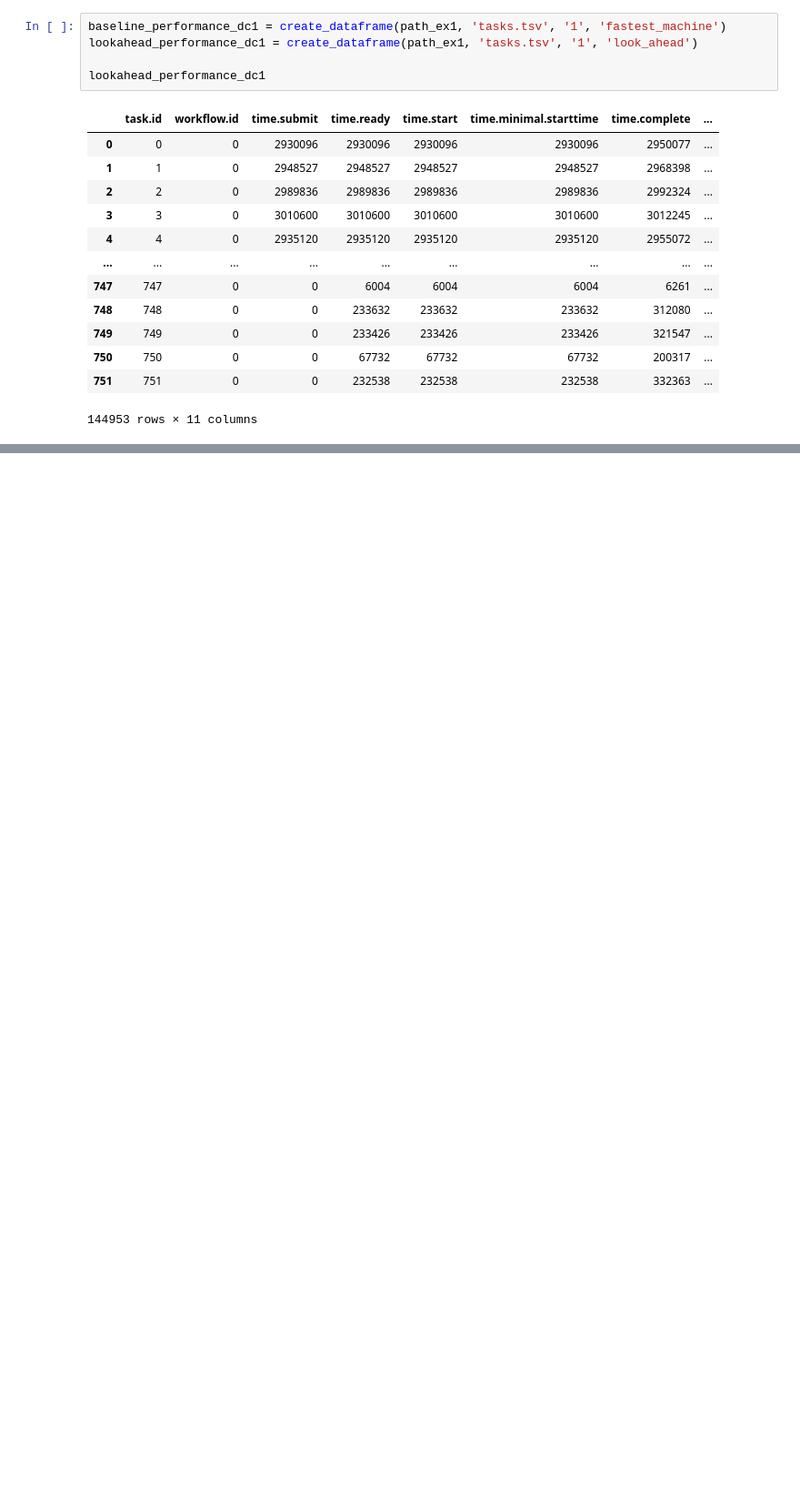
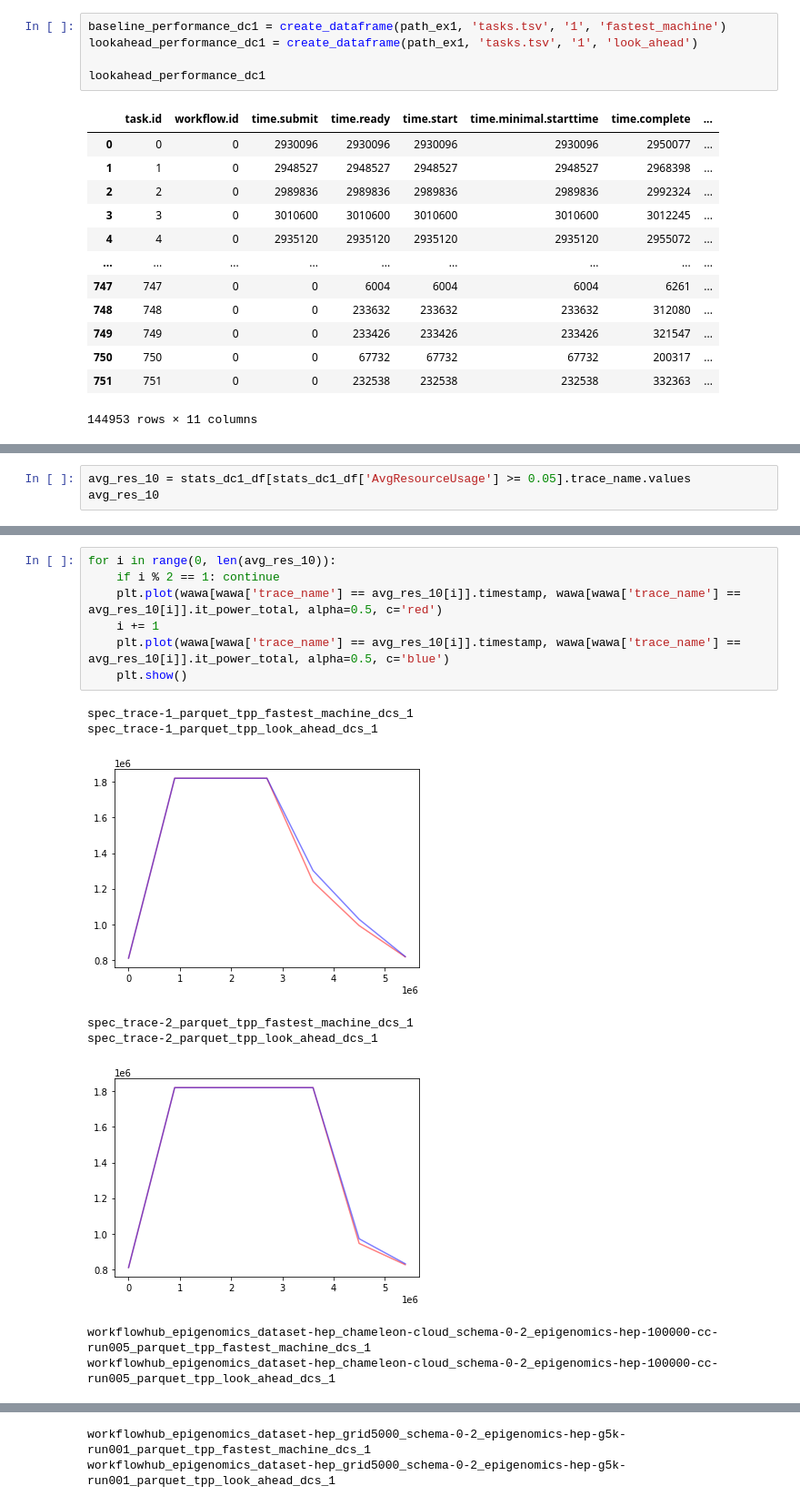
Before and after one commit to Raiduy/gdc-energy-efficiency-analysis, a Jupyter notebook: experiment_result_processing.ipynb, the cells around one changed output, grey strips where cells are left out. Shown at 91% size. Saved outputs shown, nothing was run; the diff lists cells and outputs as text; blank space fills up the shorter version.

Commit message:
add first ugly graphs

```diff
--- a/experiment_result_processing.ipynb
+++ b/experiment_result_processing.ipynb
@@ -167,0 +181,3 @@ lookahead_performance_dc1
+# %%
+avg_res_10 = stats_dc1_df[stats_dc1_df['AvgResourceUsage'] >= 0.05].trace_name.values
+avg_res_10
@@ -184,0 +227,16 @@ wawa
+# %%
+for i in range(0, len(avg_res_10)):
+    if i % 2 == 1: continue
+    plt.plot(wawa[wawa['trace_name'] == avg_res_10[i]].timestamp, wawa[wawa['trace_name'] == avg_res_10[i]].it_power_total, alpha=0.5, c='red')
+    i += 1
+    plt.plot(wawa[wawa['trace_name'] == avg_res_10[i]].timestamp, wawa[wawa['trace_name'] == avg_res_10[i]].it_power_total, alpha=0.5, c='blue')
+    plt.show()
+# %% [output]
+spec_trace-1_parquet_tpp_fastest_machine_dcs_1
+spec_trace-1_parquet_tpp_look_ahead_dcs_1
+[figure, added]
+spec_trace-2_parquet_tpp_fastest_machine_dcs_1
+spec_trace-2_parquet_tpp_look_ahead_dcs_1
+[figure, added]
+workflowhub_epigenomics_dataset-hep_chameleon-cloud_schema-0-2_epigenomics-hep-100000-cc-run005_parquet_tpp_fastest_machine_dcs_1
+workflowhub_epigenomics_dataset-hep_chameleon-cloud_schema-0-2_epigenomics-hep-100000-cc-run005_parquet_tpp_look_ahead_dcs_1
@@ -184,0 +244,2 @@ wawa
+workflowhub_epigenomics_dataset-hep_grid5000_schema-0-2_epigenomics-hep-g5k-run001_parquet_tpp_fastest_machine_dcs_1
+workflowhub_epigenomics_dataset-hep_grid5000_schema-0-2_epigenomics-hep-g5k-run001_parquet_tpp_look_ahead_dcs_1
```
Also changed, not shown: parts of 12 cells of this notebook.
